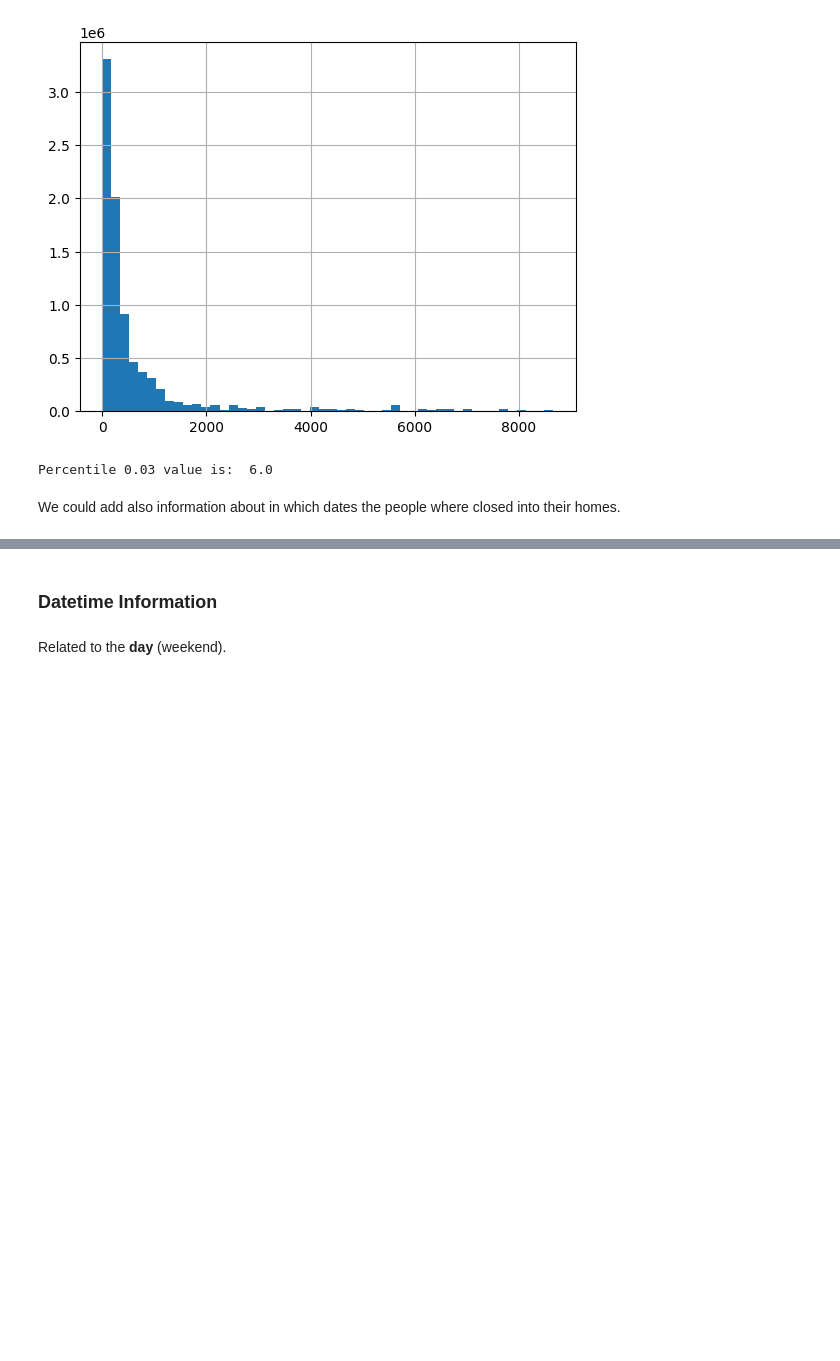
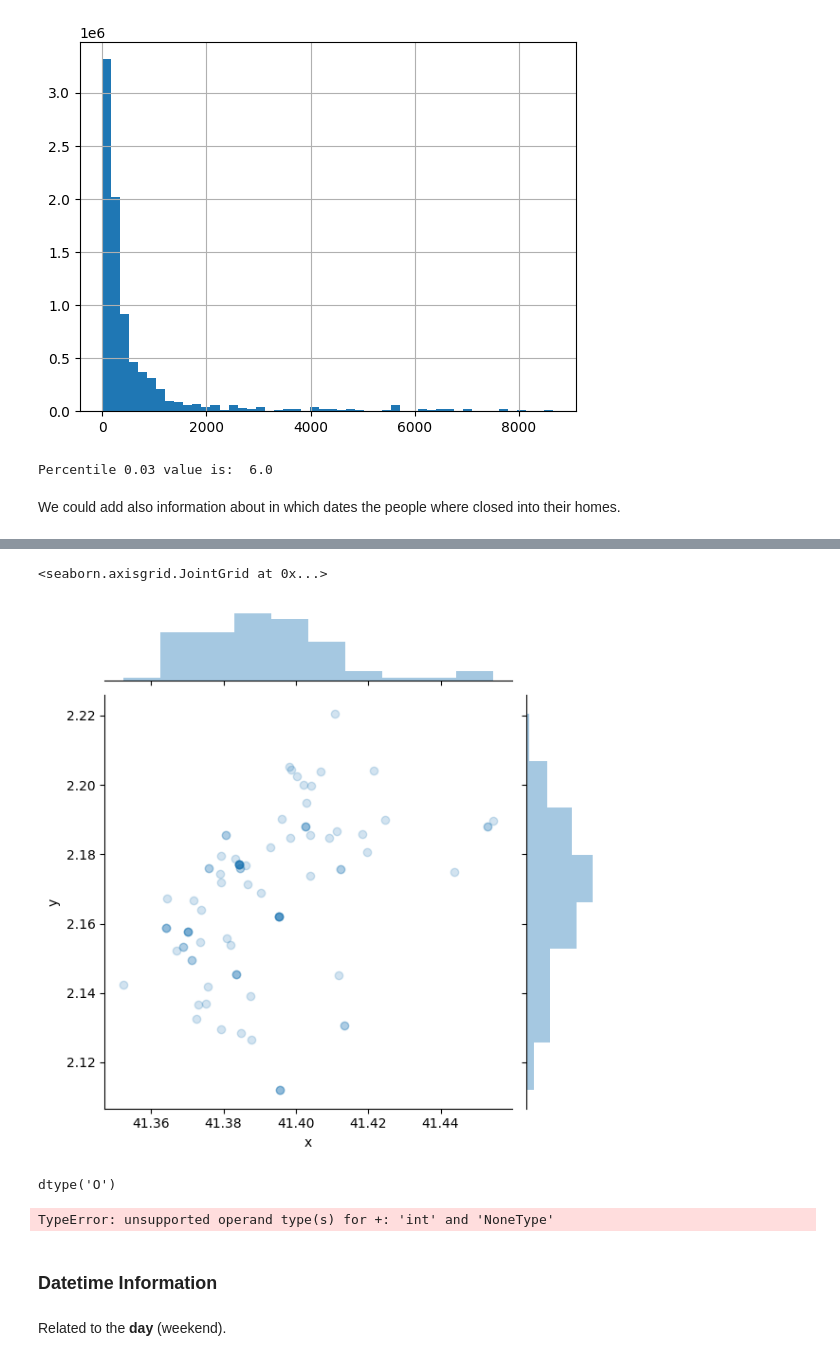
Before and after one commit to nil-andreu/machine-learning-posgrade, a Jupyter notebook: Project 5: Capstone Project/Biking Share Prediction.ipynb, the cells around one changed output, grey strips where cells are left out. Cells and saved outputs as stored; diff of their text form; code cells hidden in the pictures; blank space fills up the shorter version.

```diff
--- a/Project 5: Capstone Project/Biking Share Prediction.ipynb
+++ b/Project 5: Capstone Project/Biking Share Prediction.ipynb
@@ -490,0 +457,9 @@ events_df
+# %%
+events_geographic_x_y = events_df.geo_epgs_4326.apply(lambda x: get_event_geographics(x))
+events_df['x'] = [x for x, _ in events_geographic_x_y]
+events_df['y'] = [y for _, y in events_geographic_x_y]
+
+events_df = events_df[events_df.x > 0]
+events_df = events_df[events_df.y > 0]
+
+events_df.drop(['geo_epgs_4326'], axis=1, inplace=True)
@@ -490,0 +494,5 @@ events_df
+# %%
+sns.jointplot(x="x", y="y", data=events_df, alpha=0.2)
+# %% [output]
+<seaborn.axisgrid.JointGrid at 0x...>
+[figure, added]
@@ -490,0 +503,8 @@ events_df
+# %%
+df.date.dtype
+# %% [output]
+dtype('O')
+# %%
+1 + None
+# %% [output]
+TypeError: unsupported operand type(s) for +: 'int' and 'NoneType'
```
Also changed, not shown: parts of 46 cells of this notebook.
